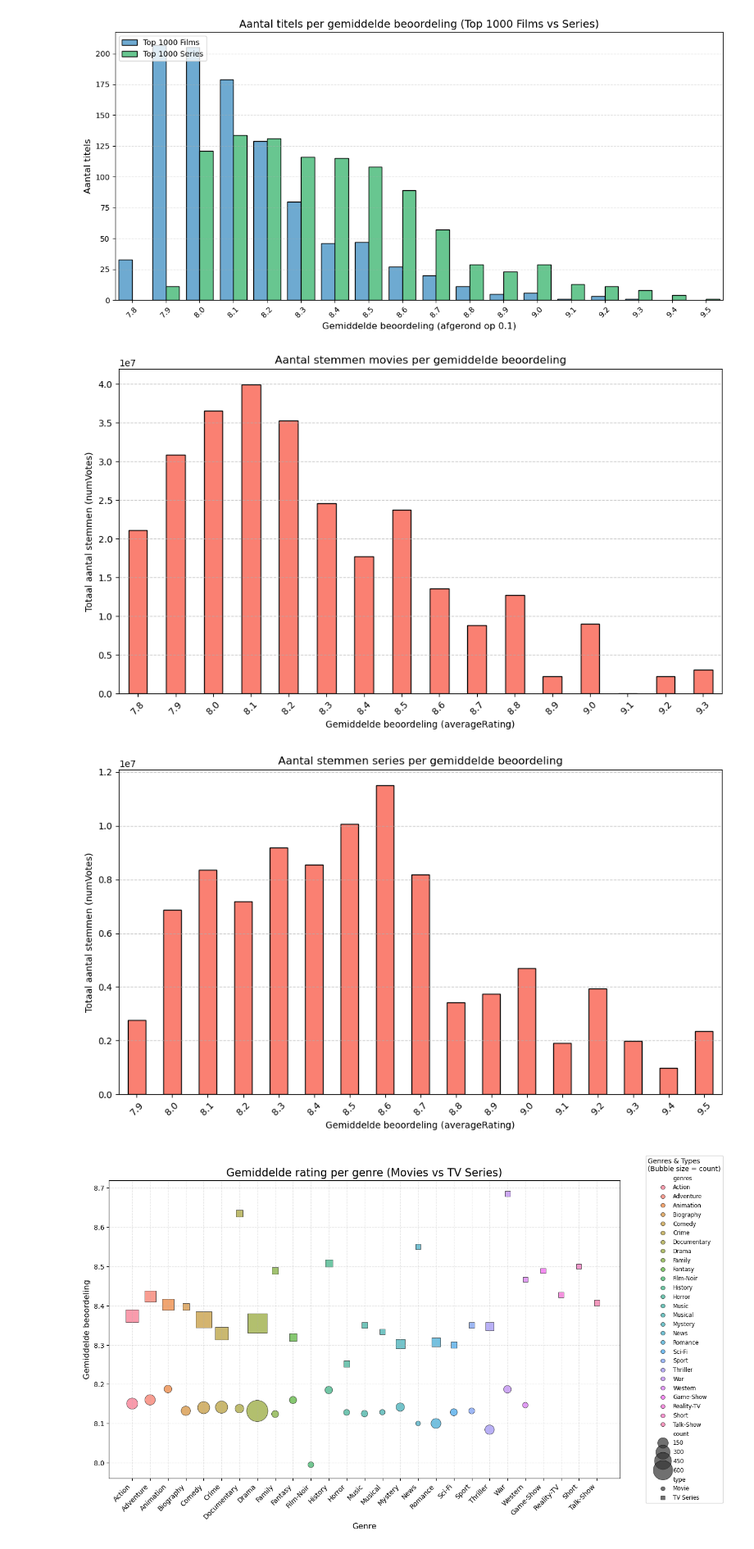
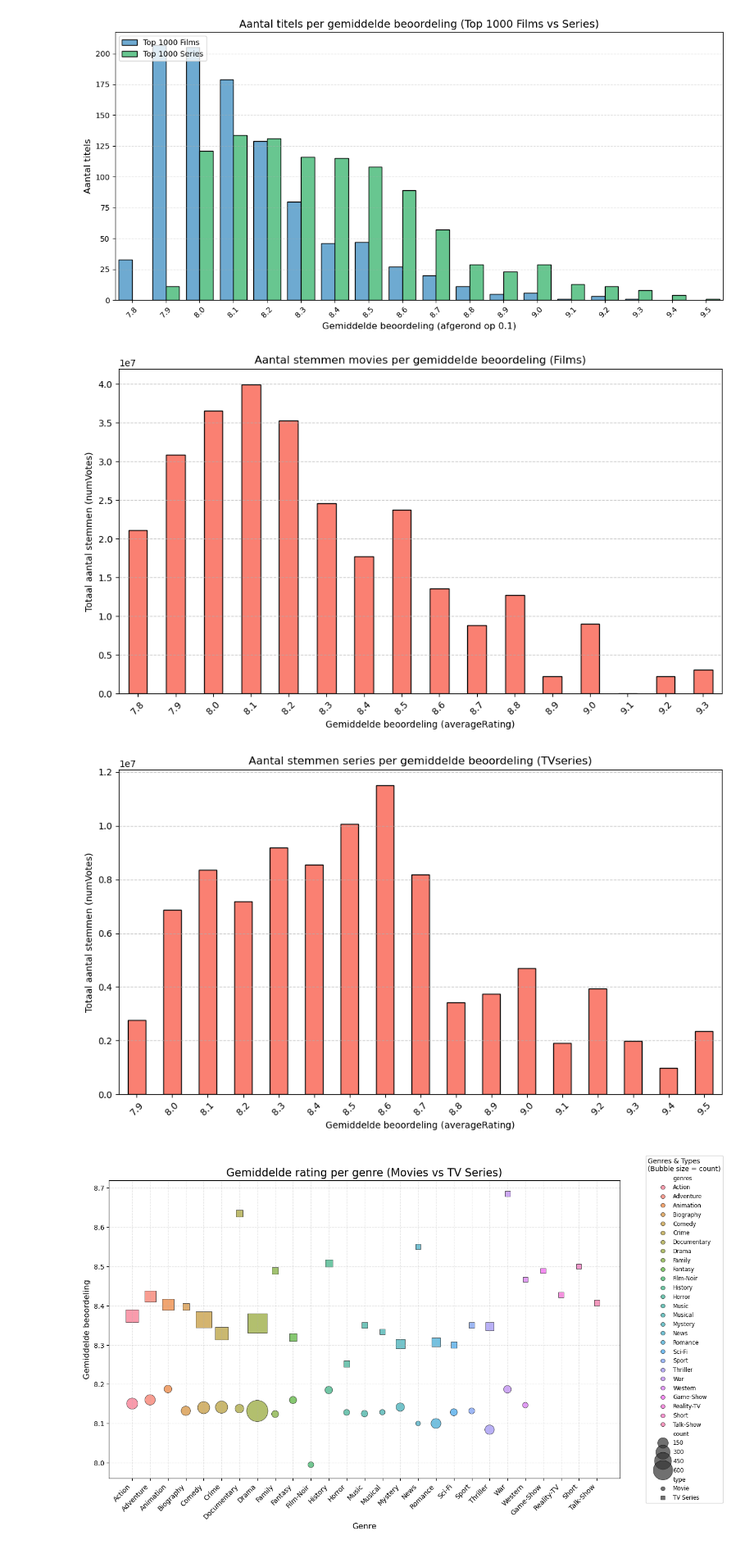
Before and after one commit to WuStanley2006/InfoVis, a Jupyter notebook: main.ipynb, the cells around one changed output. Shown at 82% size. Saved outputs shown, nothing was run; the diff lists cells and outputs as text; code cells hidden in the pictures.

```diff
--- a/main.ipynb
+++ b/main.ipynb
@@ -281,7 +281,7 @@ rating_votes = df.groupby("averageRating")["numVotes"].sum()
 plt.figure(figsize=(10, 6))
 rating_votes.plot(kind="bar", color="salmon", edgecolor="black")
 
-plt.title("Aantal stemmen movies per gemiddelde beoordeling")
+plt.title("Aantal stemmen movies per gemiddelde beoordeling (Films)")
 plt.xlabel("Gemiddelde beoordeling (averageRating)")
 plt.ylabel("Totaal aantal stemmen (numVotes)")
 plt.xticks(rotation=45)
@@ -289,27 +289,27 @@ plt.grid(axis='y', linestyle='--', alpha=0.7)
 plt.tight_layout()
 plt.show()
 # %% [output]
-[figure, old version]
+[figure, new version]
 # %%
 # 1. CSV inlezen
 df = pd.read_csv("tvseries.csv")
 
 # 2. Groepeer: som van stemmen per gemiddelde beoordeling
 rating_votes = df.groupby("averageRating")["numVotes"].sum()
 
 # 3. Plotten
 plt.figure(figsize=(10, 6))
 rating_votes.plot(kind="bar", color="salmon", edgecolor="black")
 
-plt.title("Aantal stemmen series per gemiddelde beoordeling")
+plt.title("Aantal stemmen series per gemiddelde beoordeling (TVseries)")
 plt.xlabel("Gemiddelde beoordeling (averageRating)")
 plt.ylabel("Totaal aantal stemmen (numVotes)")
 plt.xticks(rotation=45)
 plt.grid(axis='y', linestyle='--', alpha=0.7)
 plt.tight_layout()
 plt.show()
 # %% [output]
-[figure, old version]
+[figure, new version]
 # %%
 df = pd.read_csv("movies.csv")
 
```
Also changed, not shown: parts of 1 cell of this notebook.
